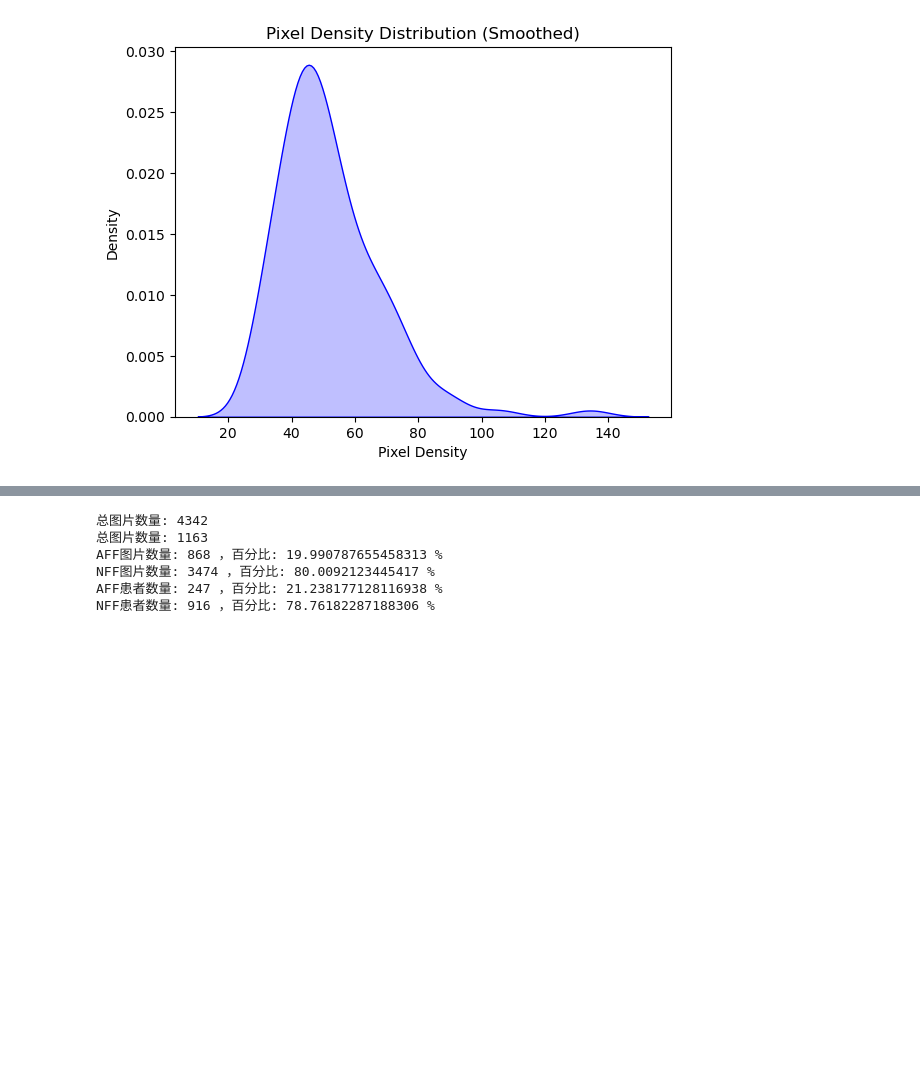
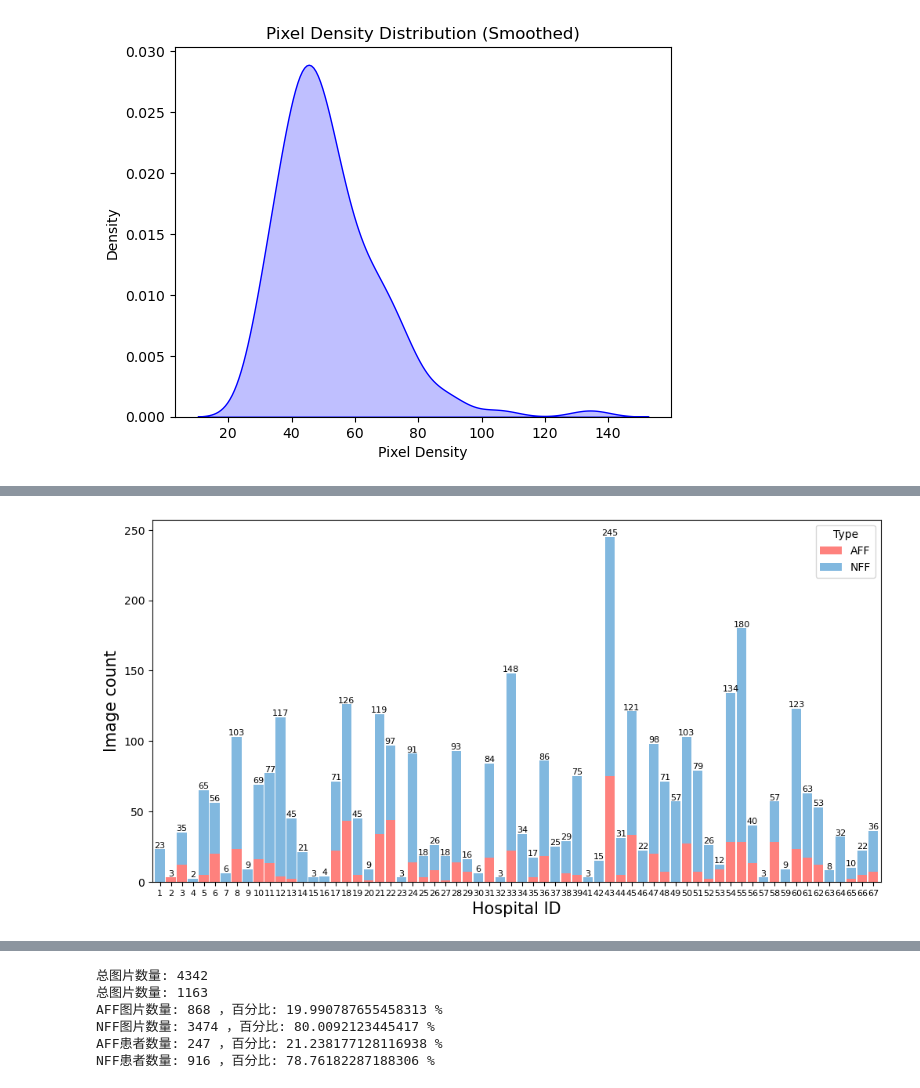
Before and after one commit to honzh073/FL, a Jupyter notebook: code/0_stats&pyradiomics/0_0_data_stats.ipynb, the cells around one changed output, grey strips where cells are left out. Cells and saved outputs as stored; diff of their text form; code cells hidden in the pictures; blank space fills up the shorter version.

```diff
--- a/code/0_stats&pyradiomics/0_0_data_stats.ipynb
+++ b/code/0_stats&pyradiomics/0_0_data_stats.ipynb
@@ -124,3 +124,49 @@ plt.show()
+# %%
+import pandas as pd
+import matplotlib.pyplot as plt
+
+# read csv
+file_path = '/local/data1/honzh073/local_repository/FL/code/csv_json_files/2_image_data.csv'
+data = pd.read_csv(file_path)
+
+# filter HospitalID 100
+filtered_data = data[data['HospitalID'] != 100]
+
+# group by hospital ID, count
+hospital_label_counts = filtered_data.groupby(['HospitalID', 'Label']).size().unstack().fillna(0)
+hospital_label_counts['Total'] = hospital_label_counts['AFF'] + hospital_label_counts['NFF']
+
+colors = [(254/255, 129/255, 125/255), (129/255, 184/255, 223/255)]
+# colors = ['#8E8BFE','#FEA3A2']
+# 其余代码保持不变
+width = 0.9
+
+# barchart
+fig, ax = plt.subplots(figsize=(12, 6))
+hospital_label_counts[['AFF', 'NFF']].plot(kind='bar', stacked=True, ax=ax, color=colors, width=width)
+
+plt.xlabel('Hospital ID', fontsize=15)
+plt.ylabel('Image count', fontsize=15)
+# plt.title('AFF and NFF Counts for Each Hospital', fontsize=12)
+plt.xticks(rotation=0, fontsize=8)  # x-label font size
+plt.yticks(fontsize=10)  # y-label font size
+plt.legend(title='Type', fontsize=10)
+
+# show AFF NFF count in bar, set font size
+for idx, (aff, nff, total) in enumerate(zip(hospital_label_counts['AFF'], hospital_label_counts['NFF'], hospital_label_counts['Total'])):
+    ax.text(idx, total, int(total), ha='center', va='bottom', fontsize=8)  # show total count
+
+# Set transparent background
+plt.gcf().set_facecolor('None')
+ax.set_facecolor('None')
+
+# Hide grid lines
+ax.xaxis.grid(False)
+ax.yaxis.grid(False)
+
+plt.show()
+# %% [output]
+[figure, added]
 # %%
 import pandas as pd
 import matplotlib.pyplot as plt
```
Also changed, not shown: parts of 15 cells of this notebook, 31 other files.
